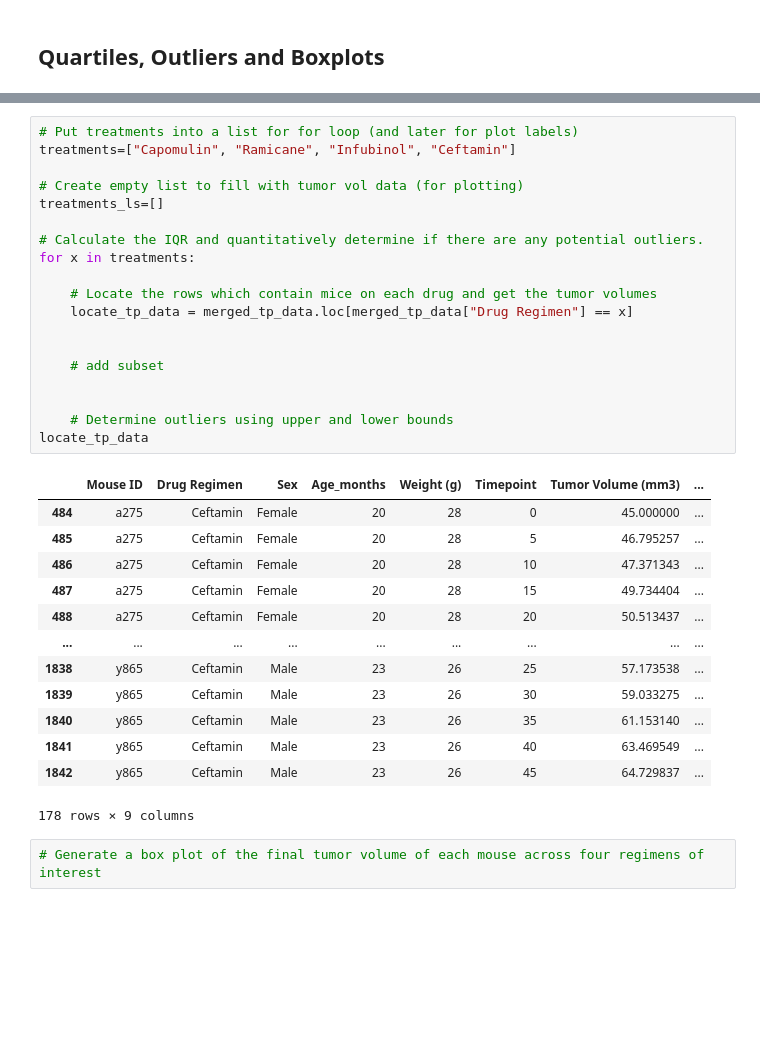
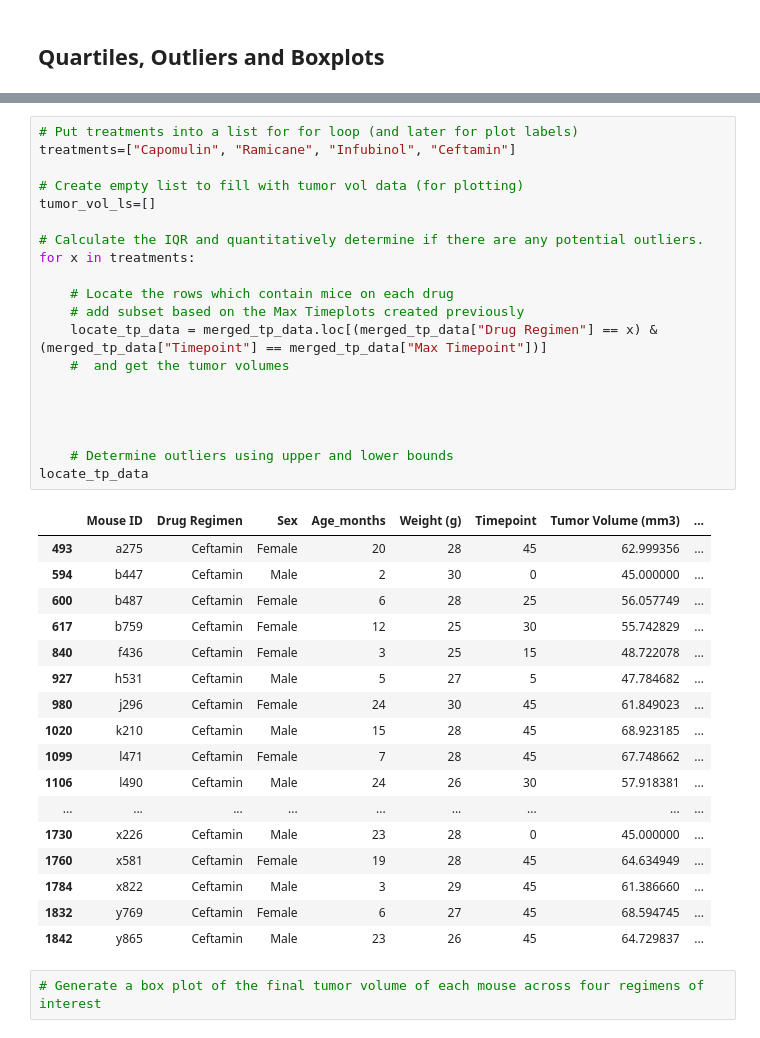
Before and after one commit to thallegacy/matplotlib-challenge, a Jupyter notebook: pymaceuticals_LR.ipynb, the cells around one changed output, grey strips where cells are left out. Saved outputs shown, nothing was run; the diff lists cells and outputs as text; blank space fills up the shorter version.

Commit message:
created subset of max timepoints

```diff
--- a/pymaceuticals_LR.ipynb
+++ b/pymaceuticals_LR.ipynb
@@ -219,36 +204,41 @@ merged_tp_data
 # %%
 # Put treatments into a list for for loop (and later for plot labels)
 treatments=["Capomulin", "Ramicane", "Infubinol", "Ceftamin"]
 
 # Create empty list to fill with tumor vol data (for plotting)
-treatments_ls=[]
+tumor_vol_ls=[]
 
 # Calculate the IQR and quantitatively determine if there are any potential outliers.
 for x in treatments:
 
-    # Locate the rows which contain mice on each drug and get the tumor volumes
-    locate_tp_data = merged_tp_data.loc[merged_tp_data["Drug Regimen"] == x]
+    # Locate the rows which contain mice on each drug
+    # add subset based on the Max Timeplots created previously
+    locate_tp_data = merged_tp_data.loc[(merged_tp_data["Drug Regimen"] == x) & (merged_tp_data["Timepoint"] == merged_tp_data["Max Timepoint"])]
+    #  and get the tumor volumes
 
 
-    # add subset
 
 
     # Determine outliers using upper and lower bounds
 locate_tp_data
 # %% [output]
 |  | Mouse ID | Drug Regimen | Sex | Age_months | Weight (g) | Timepoint | Tumor Volume (mm3) | ... |
-| 484 | a275 | Ceftamin | Female | 20 | 28 | 0 | 45.000000 | ... |
-| 485 | a275 | Ceftamin | Female | 20 | 28 | 5 | 46.795257 | ... |
-| 486 | a275 | Ceftamin | Female | 20 | 28 | 10 | 47.371343 | ... |
-| 487 | a275 | Ceftamin | Female | 20 | 28 | 15 | 49.734404 | ... |
-| 488 | a275 | Ceftamin | Female | 20 | 28 | 20 | 50.513437 | ... |
+| 493 | a275 | Ceftamin | Female | 20 | 28 | 45 | 62.999356 | ... |
+| 594 | b447 | Ceftamin | Male | 2 | 30 | 0 | 45.000000 | ... |
+| 600 | b487 | Ceftamin | Female | 6 | 28 | 25 | 56.057749 | ... |
+| 617 | b759 | Ceftamin | Female | 12 | 25 | 30 | 55.742829 | ... |
+| 840 | f436 | Ceftamin | Female | 3 | 25 | 15 | 48.722078 | ... |
+| 927 | h531 | Ceftamin | Male | 5 | 27 | 5 | 47.784682 | ... |
+| 980 | j296 | Ceftamin | Female | 24 | 30 | 45 | 61.849023 | ... |
+| 1020 | k210 | Ceftamin | Male | 15 | 28 | 45 | 68.923185 | ... |
+| 1099 | l471 | Ceftamin | Female | 7 | 28 | 45 | 67.748662 | ... |
+| 1106 | l490 | Ceftamin | Male | 24 | 26 | 30 | 57.918381 | ... |
 | ... | ... | ... | ... | ... | ... | ... | ... | ... |
-| 1838 | y865 | Ceftamin | Male | 23 | 26 | 25 | 57.173538 | ... |
-| 1839 | y865 | Ceftamin | Male | 23 | 26 | 30 | 59.033275 | ... |
-| 1840 | y865 | Ceftamin | Male | 23 | 26 | 35 | 61.153140 | ... |
-| 1841 | y865 | Ceftamin | Male | 23 | 26 | 40 | 63.469549 | ... |
+| 1730 | x226 | Ceftamin | Male | 23 | 28 | 0 | 45.000000 | ... |
+| 1760 | x581 | Ceftamin | Female | 19 | 28 | 45 | 64.634949 | ... |
+| 1784 | x822 | Ceftamin | Male | 3 | 29 | 45 | 61.386660 | ... |
+| 1832 | y769 | Ceftamin | Female | 6 | 27 | 45 | 68.594745 | ... |
 | 1842 | y865 | Ceftamin | Male | 23 | 26 | 45 | 64.729837 | ... |
-178 rows × 9 columns
 # %%
 # Generate a box plot of the final tumor volume of each mouse across four regimens of interest
 # %% [markdown]
```
Also changed, not shown: parts of 1 cell of this notebook.
